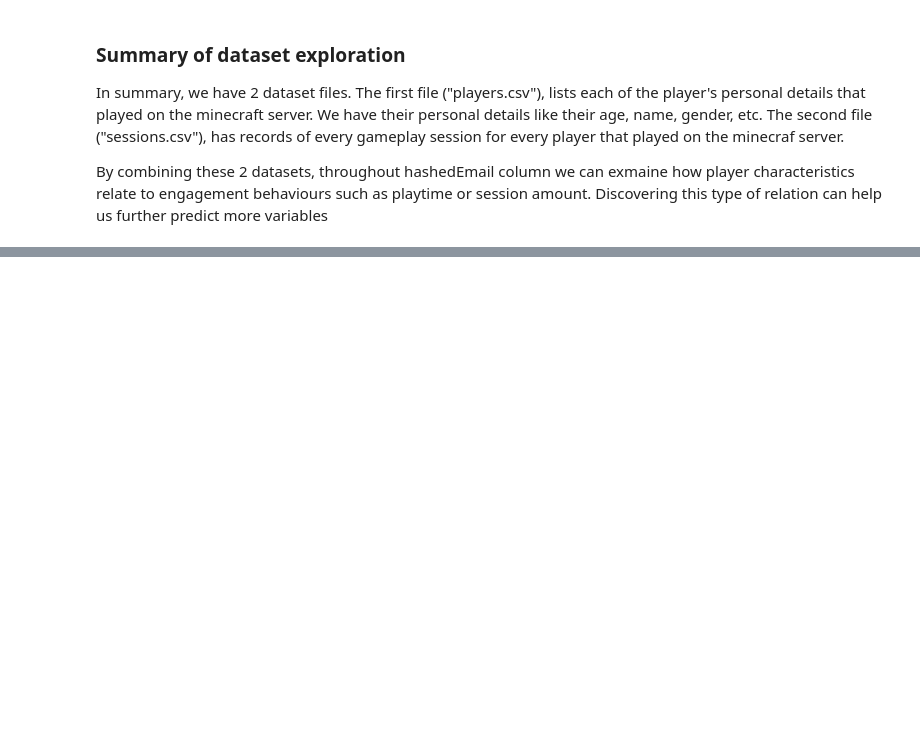
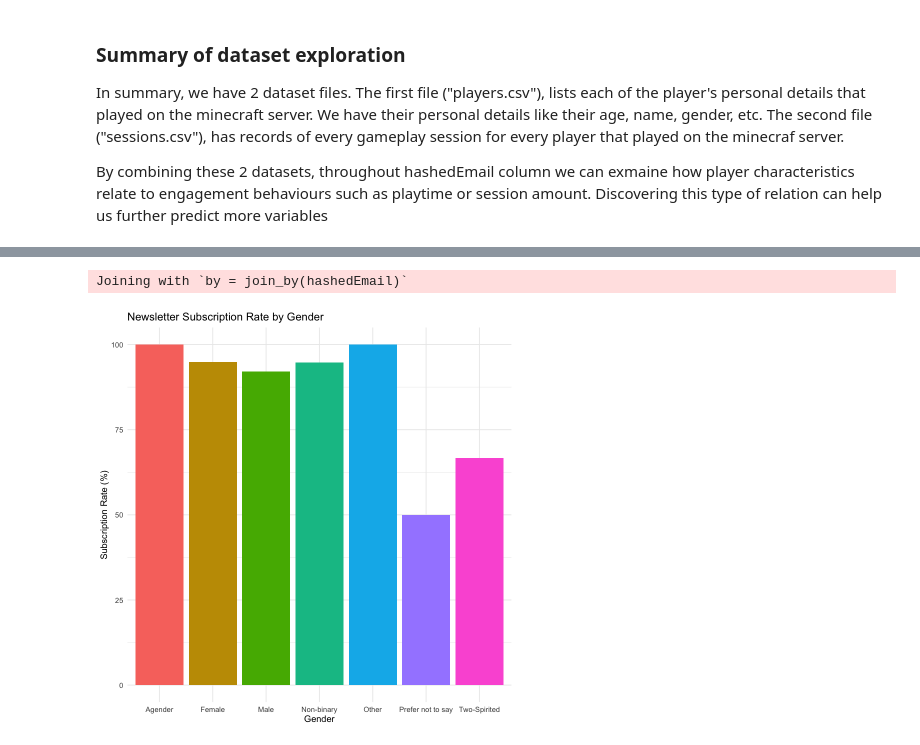
Before and after one commit to tunasayin/dsci100-project, a Jupyter notebook: project.ipynb, the cells around one changed output, grey strips where cells are left out. Cells and saved outputs as stored; diff of their text form; code cells hidden in the pictures; blank space fills up the shorter version.

Commit message:
New part and improvements - Updated the questions part (new specific question) - Added .gitignore to prevent redundant files - Added license - Added plots part (incomplete)

```diff
--- a/project.ipynb
+++ b/project.ipynb
@@ -169,0 +176,16 @@ To address this question, I will merge both of the datasets, and will link every
+# %%
+left_join(players, sessions) |>
+  group_by(gender) |>
+  summarise(subscription_rate = mean(subscribe == TRUE) * 100) |>
+  ggplot(aes(x = gender, y = subscription_rate, fill = gender)) +
+  geom_bar(stat = "identity") +
+  labs(
+    title = "Newsletter Subscription Rate by Gender",
+    x = "Gender",
+    y = "Subscription Rate (%)"
+  ) +
+  theme_minimal() +
+  theme(legend.position = "none")
+# %% [output]
+Joining with `by = join_by(hashedEmail)`
+[figure, added]
```
Also changed, not shown: parts of 7 cells of this notebook, 6 other files.
